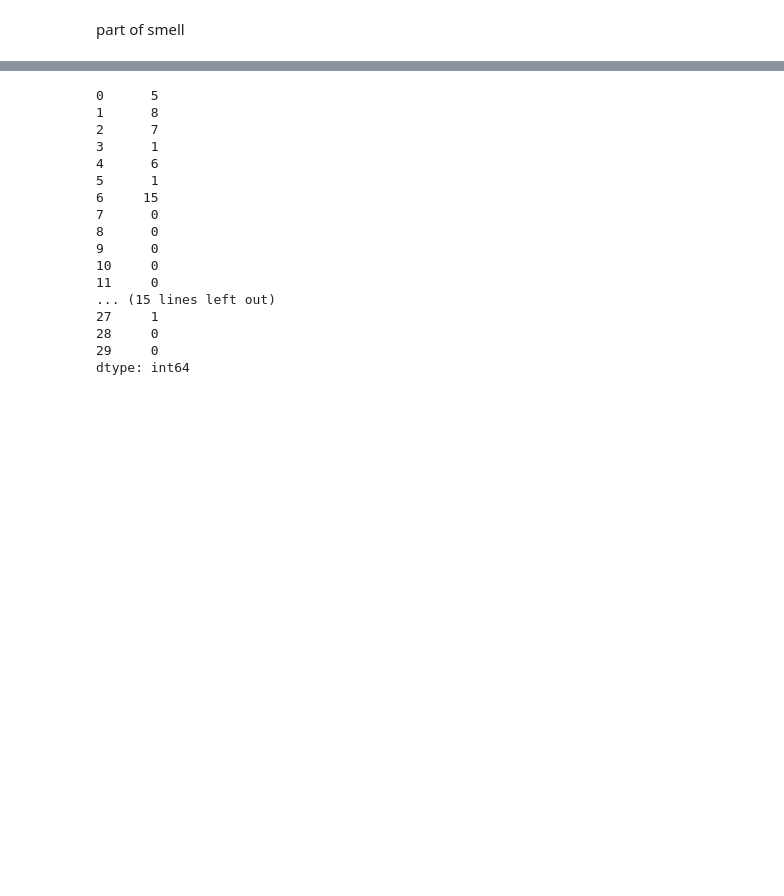
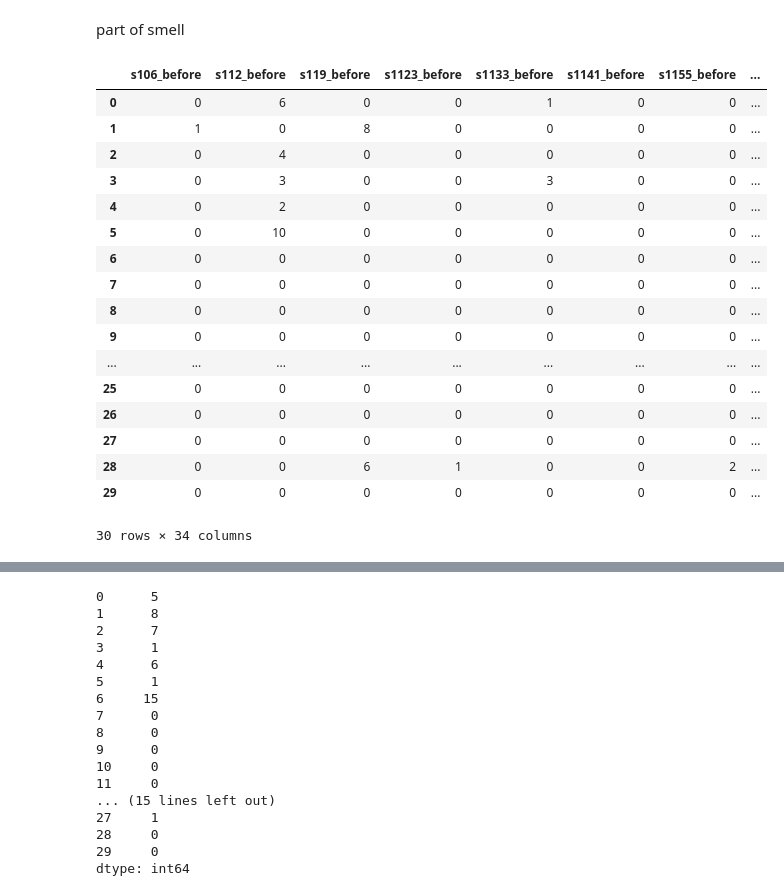
Before and after one commit to beaw21/Demo, a Jupyter notebook: test.04/project_flink.ipynb, the cells around one changed output, grey strips where cells are left out. Cells and saved outputs as stored; diff of their text form; code cells hidden in the pictures; blank space fills up the shorter version.

```diff
--- a/test.04/project_flink.ipynb
+++ b/test.04/project_flink.ipynb
@@ -18,3 +16,26 @@ cal_smell = df['cal_smell']
+# %%
+commit_befor_sm = df.filter(regex='_befor')
+# %%
+commit_befor_sm
+# %% [output]
+|  | s106_before | s112_before | s119_before | s1123_before | s1133_before | s1141_before | s1155_before | ... |
+| 0 | 0 | 6 | 0 | 0 | 1 | 0 | 0 | ... |
+| 1 | 1 | 0 | 8 | 0 | 0 | 0 | 0 | ... |
+| 2 | 0 | 4 | 0 | 0 | 0 | 0 | 0 | ... |
+| 3 | 0 | 3 | 0 | 0 | 3 | 0 | 0 | ... |
+| 4 | 0 | 2 | 0 | 0 | 0 | 0 | 0 | ... |
+| 5 | 0 | 10 | 0 | 0 | 0 | 0 | 0 | ... |
+| 6 | 0 | 0 | 0 | 0 | 0 | 0 | 0 | ... |
+| 7 | 0 | 0 | 0 | 0 | 0 | 0 | 0 | ... |
+| 8 | 0 | 0 | 0 | 0 | 0 | 0 | 0 | ... |
+| 9 | 0 | 0 | 0 | 0 | 0 | 0 | 0 | ... |
+| ... | ... | ... | ... | ... | ... | ... | ... | ... |
+| 25 | 0 | 0 | 0 | 0 | 0 | 0 | 0 | ... |
+| 26 | 0 | 0 | 0 | 0 | 0 | 0 | 0 | ... |
+| 27 | 0 | 0 | 0 | 0 | 0 | 0 | 0 | ... |
+| 28 | 0 | 0 | 6 | 1 | 0 | 0 | 2 | ... |
+| 29 | 0 | 0 | 0 | 0 | 0 | 0 | 0 | ... |
+30 rows × 34 columns
 # %%
 commit_after_sm = df.filter(regex='_after')
 # %%
```
Also changed, not shown: parts of 15 cells of this notebook, 1 other file.
